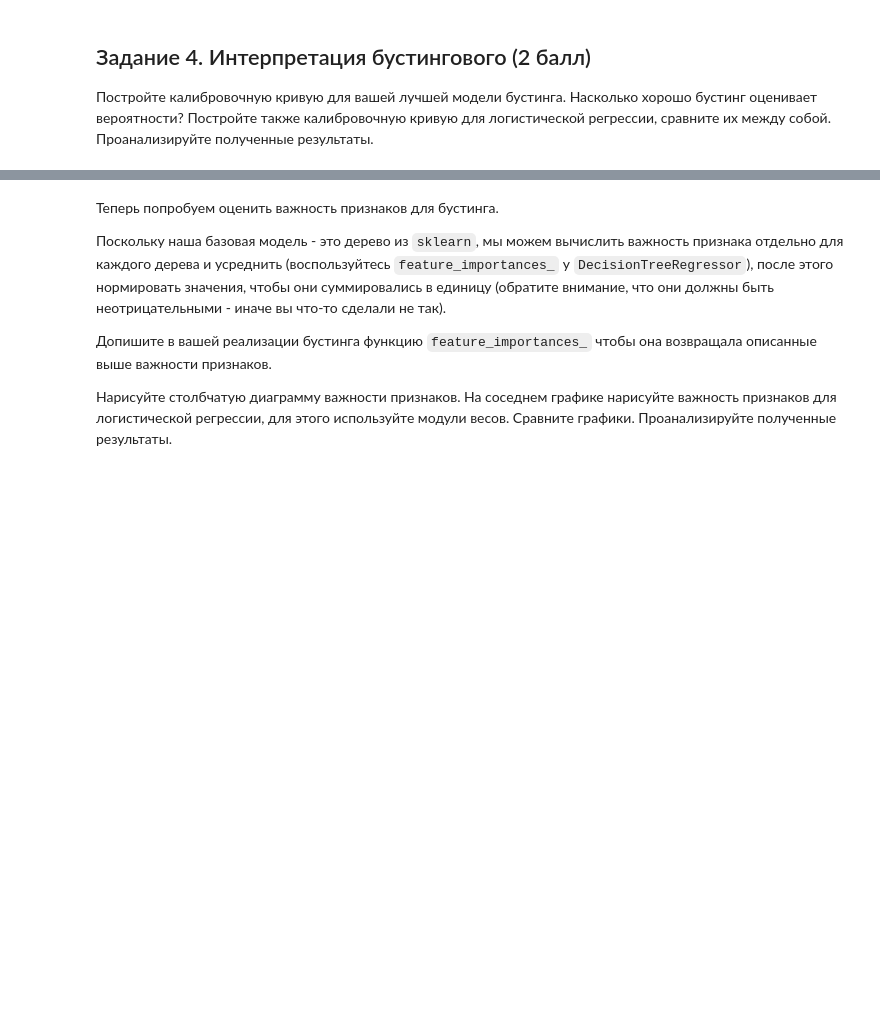
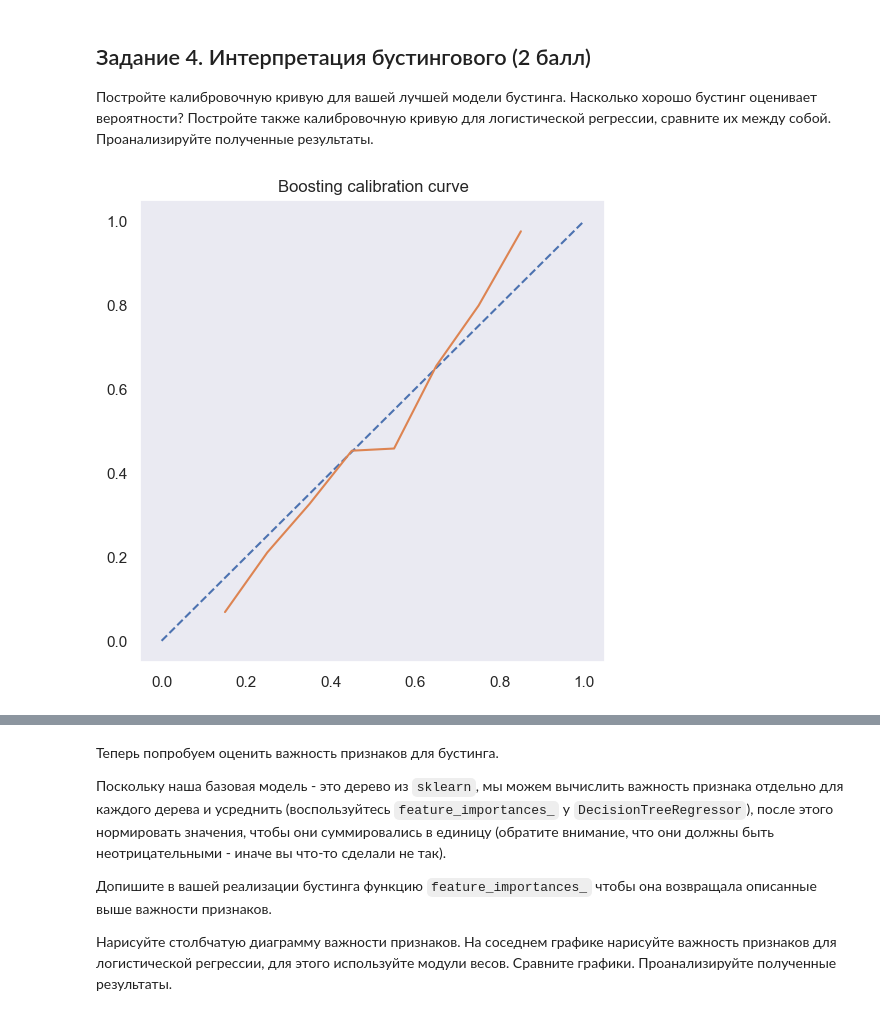
Before and after one commit to kkorolev1/machine-learning-1, a Jupyter notebook: hw/practice-07/homework-practice-07-boosting.ipynb, the cells around one changed output, grey strips where cells are left out. Cells and saved outputs as stored; diff of their text form; code cells hidden in the pictures; blank space fills up the shorter version.

```diff
--- a/hw/practice-07/homework-practice-07-boosting.ipynb
+++ b/hw/practice-07/homework-practice-07-boosting.ipynb
@@ -143,0 +212,3 @@ depths = range(1, 30, 2)
+# %%
+study = optuna.create_study(direction='maximize')
+study.optimize(objective, n_trials=100)
@@ -149,0 +247,29 @@ depths = range(1, 30, 2)
+# %%
+# YOUR CODE:
+def plot_calibration_curve(y_test, preds, title):
+    bin_middle_points = []
+    bin_real_ratios = []
+    n_bins = 10
+    y_test = 0.5 * y_test + 0.5
+    for i in range(n_bins):
+        l = 1.0 / n_bins * i
+        r = 1.0 / n_bins * (i + 1)
+        bin_middle_points.append((l + r) / 2)
+        y_seg = y_test[(preds >= l) & (preds < r)]
+        bin_real_ratios.append(y_seg.mean())
+
+    plt.figure(figsize=(6,6))
+    plt.plot([0, 1], [0, 1], '--')
+    plt.plot(bin_middle_points, bin_real_ratios)
+    plt.ylim([-0.05, 1.05])
+    plt.grid()
+    plt.title(title)
+# %%
+boosting = Boosting(base_model_params={
+    'max_depth': study.best_params['tree_max_depth'], 'min_samples_leaf': study.best_params['tree_min_samples_leaf'], 'min_samples_split': study.best_params['tree_min_samples_split']
+}, n_estimators=study.best_params['boosting_n_estimators'], learning_rate=study.best_params['boosting_lr'], subsample=study.best_params['boosting_subsample'], early_stopping_rounds=study.best_params['boosting_early_stopping'])
+
+boosting.fit(x_train, y_train, x_valid, y_valid)
+plot_calibration_curve(y_test, boosting.predict_proba(x_test)[:, 1], 'Boosting calibration curve')
+# %% [output]
+[figure, added]
```
Also changed, not shown: parts of 40 cells of this notebook, 5 other files.
